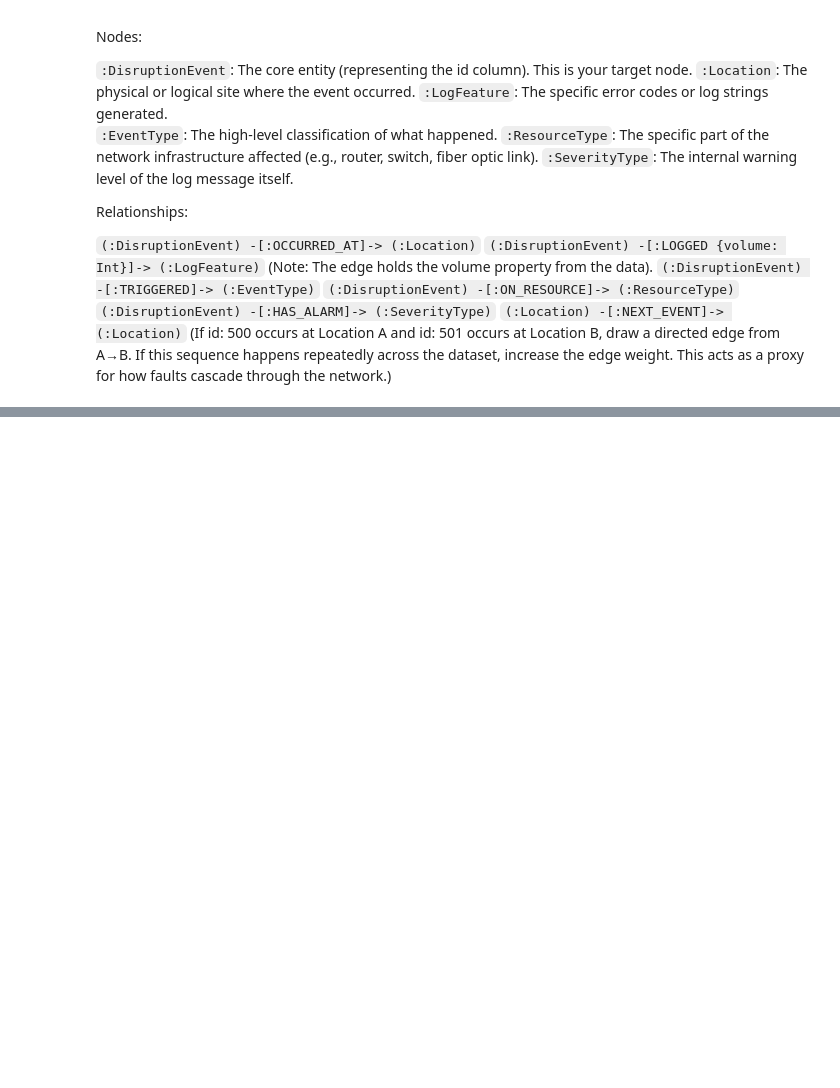
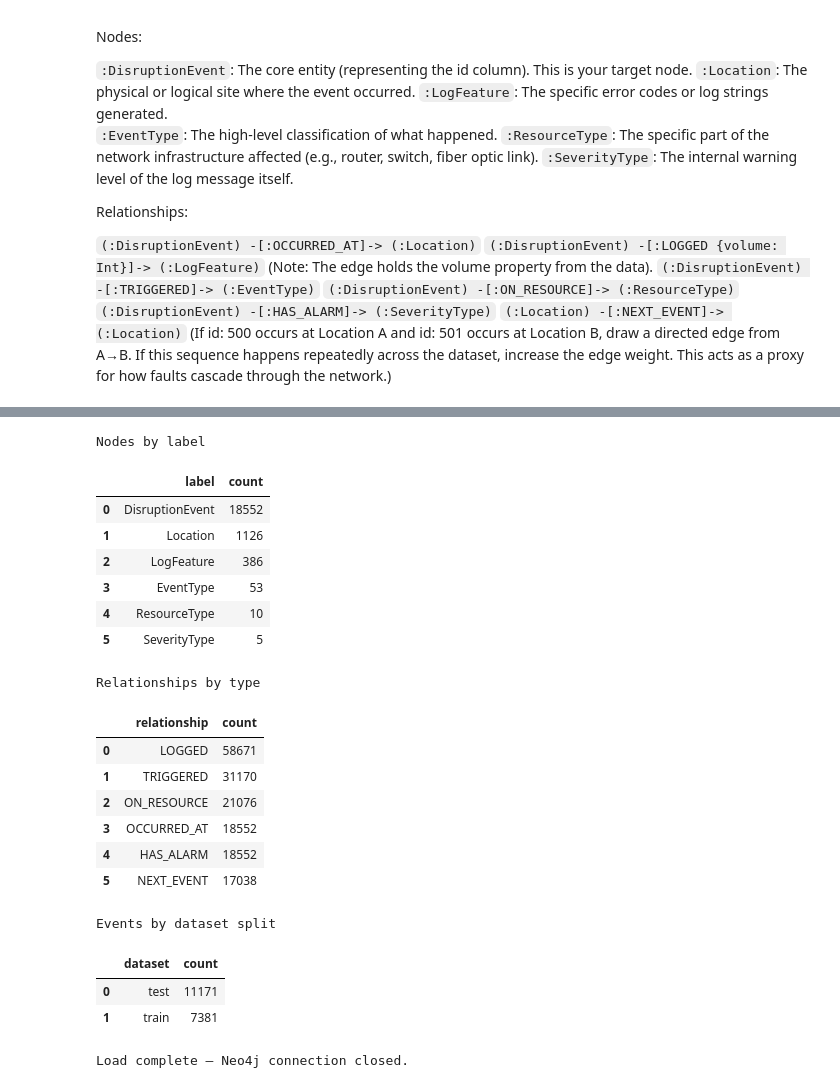
Before and after one commit to pedroleitao-neo4j/telco-network-outages, a Jupyter notebook: loader.ipynb, the cells around one changed output, grey strips where cells are left out. Saved outputs shown, nothing was run; the diff lists cells and outputs as text; code cells hidden in the pictures; blank space fills up the shorter version.

```diff
--- a/loader.ipynb
+++ b/loader.ipynb
@@ -96,0 +113,19 @@ Relationships:
+# %%
+# Reset the graph and (re)create uniqueness constraints.
+# Constraints double as indexes, which makes the MERGE-by-key loads below fast.
+graph.run_query(
+    "MATCH (n) CALL { WITH n DETACH DELETE n } IN TRANSACTIONS OF 10000 ROWS"
+)
+
+constraints = [
+    "CREATE CONSTRAINT event_id     IF NOT EXISTS FOR (e:DisruptionEvent) REQUIRE e.id   IS UNIQUE",
+    "CREATE CONSTRAINT location_name IF NOT EXISTS FOR (l:Location)       REQUIRE l.name IS UNIQUE",
+    "CREATE CONSTRAINT logfeature_name IF NOT EXISTS FOR (f:LogFeature)   REQUIRE f.name IS UNIQUE",
+    "CREATE CONSTRAINT eventtype_name  IF NOT EXISTS FOR (t:EventType)    REQUIRE t.name IS UNIQUE",
+    "CREATE CONSTRAINT resourcetype_name IF NOT EXISTS FOR (r:ResourceType) REQUIRE r.name IS UNIQUE",
+    "CREATE CONSTRAINT severitytype_name IF NOT EXISTS FOR (s:SeverityType) REQUIRE s.name IS UNIQUE",
+]
+for c in constraints:
+    graph.run_query(c)
+
+print("Graph wiped, constraints in place.")
@@ -96,0 +266,42 @@ Relationships:
+# %%
+# 4) Verify the load: node counts by label and relationship counts by type.
+print("Nodes by label")
+display(graph.run_query_df(
+    "MATCH (n) UNWIND labels(n) AS label "
+    "RETURN label, count(*) AS count ORDER BY count DESC"
+))
+
+print("\nRelationships by type")
+display(graph.run_query_df(
+    "MATCH ()-[r]->() RETURN type(r) AS relationship, count(*) AS count ORDER BY count DESC"
+))
+
+print("\nEvents by dataset split")
+display(graph.run_query_df(
+    "MATCH (e:DisruptionEvent) RETURN e.dataset AS dataset, count(*) AS count ORDER BY dataset"
+))
+
+graph.close()
+print("\nLoad complete — Neo4j connection closed.")
+# %% [output]
+Nodes by label
+|  | label | count |
+| 0 | DisruptionEvent | 18552 |
+| 1 | Location | 1126 |
+| 2 | LogFeature | 386 |
+| 3 | EventType | 53 |
+| 4 | ResourceType | 10 |
+| 5 | SeverityType | 5 |
+Relationships by type
+|  | relationship | count |
+| 0 | LOGGED | 58671 |
+| 1 | TRIGGERED | 31170 |
+| 2 | ON_RESOURCE | 21076 |
+| 3 | OCCURRED_AT | 18552 |
+| 4 | HAS_ALARM | 18552 |
+| 5 | NEXT_EVENT | 17038 |
+Events by dataset split
+|  | dataset | count |
+| 0 | test | 11171 |
+| 1 | train | 7381 |
+Load complete — Neo4j connection closed.
```
Also changed, not shown: parts of 7 cells of this notebook, 4 other files.
